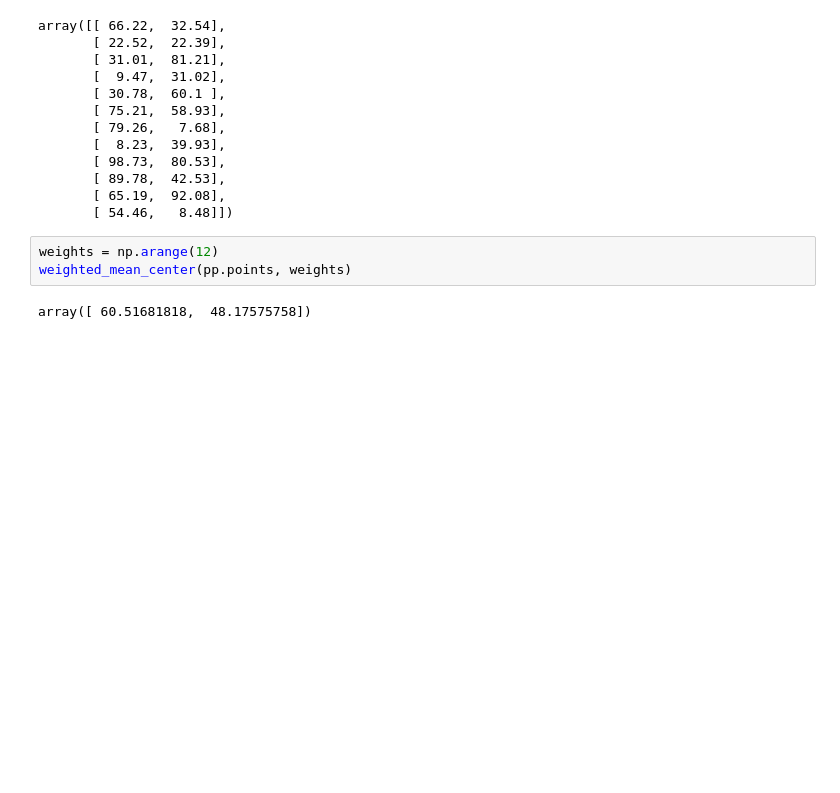
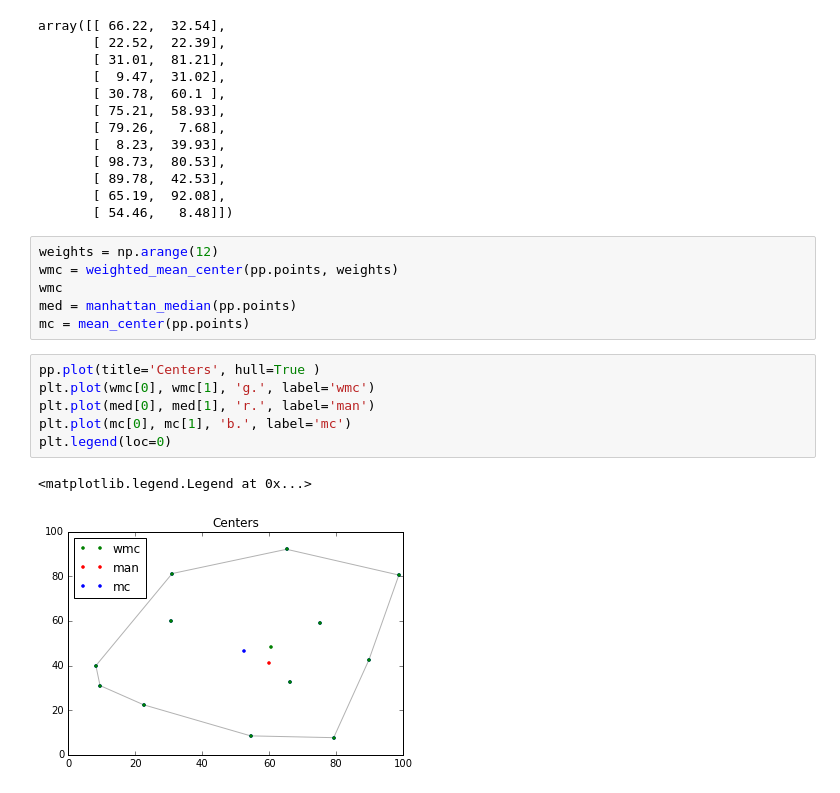
Before and after one commit to pysal/pointpats, a Jupyter notebook: centrography.ipynb, the cells around one changed output. Cells and saved outputs as stored; diff of their text form; blank space fills up the shorter version.

```diff
--- a/centrography.ipynb
+++ b/centrography.ipynb
@@ -55,6 +56,16 @@ array([[ 66.22,  32.54],
        [ 54.46,   8.48]])
 # %%
 weights = np.arange(12)
-weighted_mean_center(pp.points, weights)
+wmc = weighted_mean_center(pp.points, weights)
+wmc
+med = manhattan_median(pp.points)
+mc = mean_center(pp.points)
-# %% [output]
-array([ 60.51681818,  48.17575758])
+# %%
+pp.plot(title='Centers', hull=True )
+plt.plot(wmc[0], wmc[1], 'g.', label='wmc')
+plt.plot(med[0], med[1], 'r.', label='man')
+plt.plot(mc[0], mc[1], 'b.', label='mc')
+plt.legend(loc=0)
+# %% [output]
+<matplotlib.legend.Legend at 0x...>
+[figure, added]
```
Also changed, not shown: parts of 11 cells of this notebook, 3 other files.
